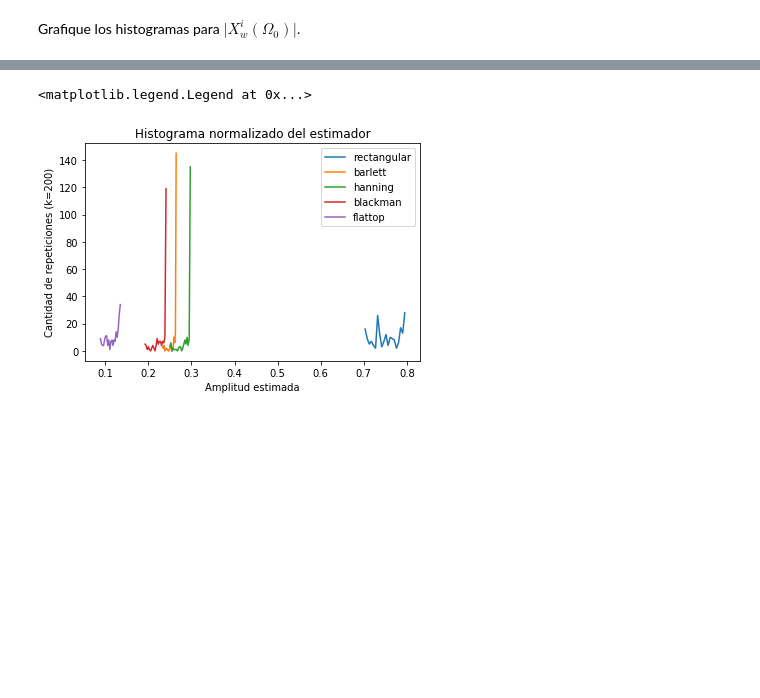
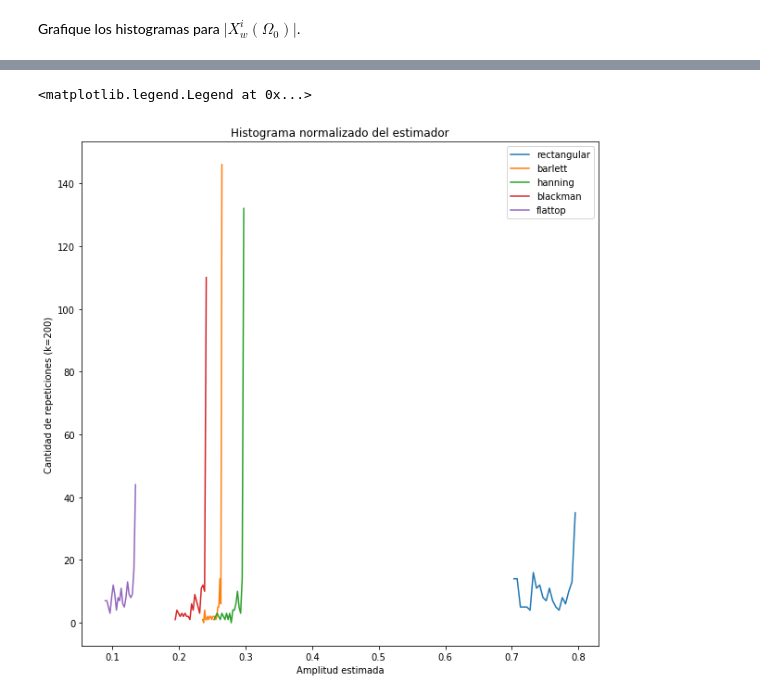
Before and after one commit to fgerce/DSP, a Jupyter notebook: TP2 - Ventanas.ipynb, the cells around one changed output, grey strips where cells are left out. Saved outputs shown, nothing was run; the diff lists cells and outputs as text; code cells hidden in the pictures; blank space fills up the shorter version.

```diff
--- a/TP2 - Ventanas.ipynb
+++ b/TP2 - Ventanas.ipynb
@@ -688,35 +688,35 @@ for (vv, this_win) in zip(range(V), ventana):
        modX = np.abs(fftshift(X))*2/N
        center = int(np.floor(N/2))
        modX = modX[center:N]
        freq = np.linspace(0, 0.5, len(modX))
        mod_slice = modX[248:253, :]**2
        mod_slice = np.mean(mod_slice, axis=0)
        dist[:,vv] = mod_slice
        prom[vv] = np.mean(mod_slice)
        sesgo[vv] = prom[vv] - a0
        var[vv] = np.mean((mod_slice-prom[vv])**2)
 
 s1, edge1 = np.histogram(dist[:,0], 20)
 s2, edge2 = np.histogram(dist[:,1], 20)
 s3, edge3 = np.histogram(dist[:,2], 20)
 s4, edge4 = np.histogram(dist[:,3], 20)
 s5, edge5 = np.histogram(dist[:,4], 20)
 
 
-plt.figure("Histograma normalizado del estimador")
+plt.figure("Histograma normalizado del estimador", figsize = (10,10))
 plt.title("Histograma normalizado del estimador")
 plt.plot(edge1[0:20], s1, label="rectangular")
 plt.plot(edge2[0:20], s2, label="barlett")
 plt.plot(edge3[0:20], s3, label="hanning")
 plt.plot(edge4[0:20], s4, label="blackman")
 plt.plot(edge5[0:20], s5, label="flattop")
 plt.xlabel("Amplitud estimada")
 plt.ylabel("Cantidad de repeticiones (k=200)")
 
 plt.legend()
 # %% [output]
 <matplotlib.legend.Legend at 0x...>
-[figure, old version]
+[figure, new version]
 # %%
 
 #######################################
```
Also changed, not shown: parts of 5 cells of this notebook.
